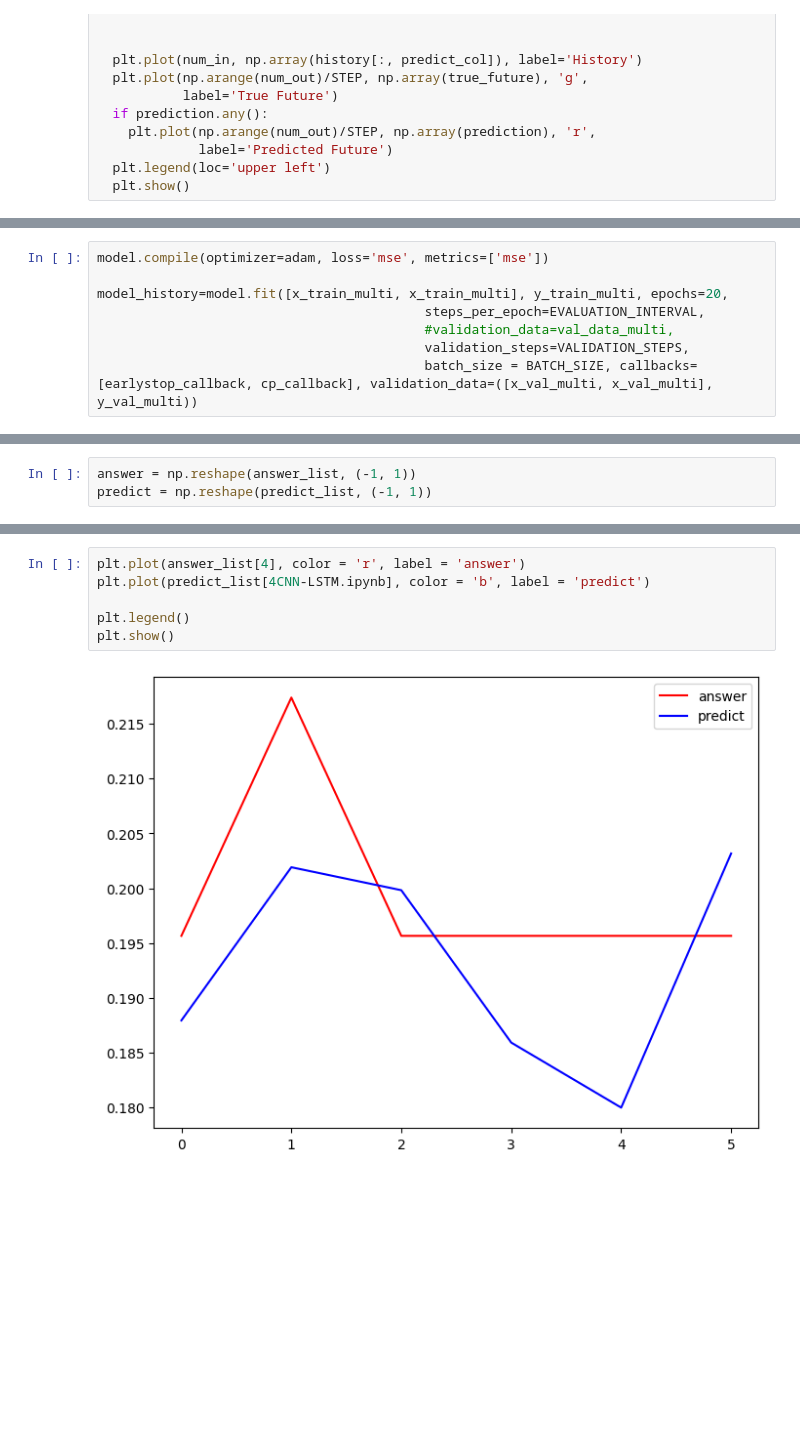
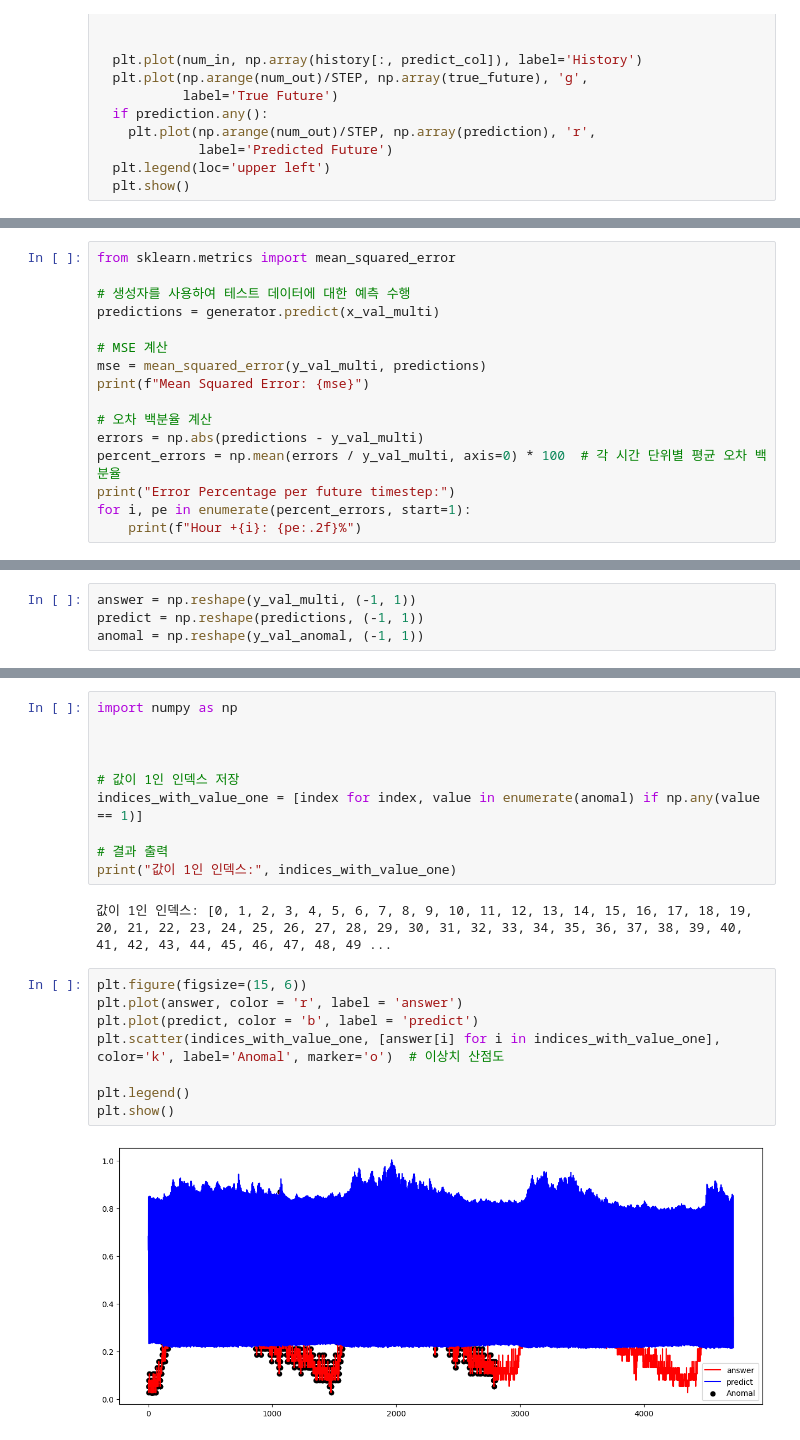
Before and after one commit to moji-moji-idn/Abnormal_Prediction, a Jupyter notebook: GAN.ipynb, the cells around one changed output, grey strips where cells are left out. Drawn from its saved outputs; the diff is of its cells as text; blank space fills up the shorter version.

```diff
--- a/GAN.ipynb
+++ b/GAN.ipynb
@@ -444,8 +328,0 @@ ________________________________________________________________________________
-# %%
-model.compile(optimizer=adam, loss='mse', metrics=['mse'])
-
-model_history=model.fit([x_train_multi, x_train_multi], y_train_multi, epochs=20,
-                                          steps_per_epoch=EVALUATION_INTERVAL,
-                                          #validation_data=val_data_multi,
-                                          validation_steps=VALIDATION_STEPS,
-                                          batch_size = BATCH_SIZE, callbacks=[earlystop_callback, cp_callback], validation_data=([x_val_multi, x_val_multi], y_val_multi))
@@ -529,0 +409,16 @@ for i in range(len(x_val_multi)):
+# %%
+from sklearn.metrics import mean_squared_error
+
+# 생성자를 사용하여 테스트 데이터에 대한 예측 수행
+predictions = generator.predict(x_val_multi)
+
+# MSE 계산
+mse = mean_squared_error(y_val_multi, predictions)
+print(f"Mean Squared Error: {mse}")
+
+# 오차 백분율 계산
+errors = np.abs(predictions - y_val_multi)
+percent_errors = np.mean(errors / y_val_multi, axis=0) * 100  # 각 시간 단위별 평균 오차 백분율
+print("Error Percentage per future timestep:")
+for i, pe in enumerate(percent_errors, start=1):
+    print(f"Hour +{i}: {pe:.2f}%")
@@ -530,3 +443,4 @@ for i in range(len(x_val_multi)):
 # %%
-answer = np.reshape(answer_list, (-1, 1))
-predict = np.reshape(predict_list, (-1, 1))
+answer = np.reshape(y_val_multi, (-1, 1))
+predict = np.reshape(predictions, (-1, 1))
+anomal = np.reshape(y_val_anomal, (-1, 1))
@@ -533,8 +456,22 @@ predict = np.reshape(predict_list, (-1, 1))
+# %%
+import numpy as np
+
+
+
+# 값이 1인 인덱스 저장
+indices_with_value_one = [index for index, value in enumerate(anomal) if np.any(value == 1)]
+
+# 결과 출력
+print("값이 1인 인덱스:", indices_with_value_one)
+# %% [output]
+값이 1인 인덱스: [0, 1, 2, 3, 4, 5, 6, 7, 8, 9, 10, 11, 12, 13, 14, 15, 16, 17, 18, 19, 20, 21, 22, 23, 24, 25, 26, 27, 28, 29, 30, 31, 32, 33, 34, 35, 36, 37, 38, 39, 40, 41, 42, 43, 44, 45, 46, 47, 48, 49 ...
 # %%
-plt.plot(answer_list[4], color = 'r', label = 'answer')
-plt.plot(predict_list[4CNN-LSTM.ipynb], color = 'b', label = 'predict')
+plt.figure(figsize=(15, 6))
+plt.plot(answer, color = 'r', label = 'answer')
+plt.plot(predict, color = 'b', label = 'predict')
+plt.scatter(indices_with_value_one, [answer[i] for i in indices_with_value_one], color='k', label='Anomal', marker='o')  # 이상치 산점도
 
 plt.legend()
 plt.show()
 # %% [output]
-[figure, old version]
+[figure, new version]
```
Also changed, not shown: parts of 42 cells of this notebook.
